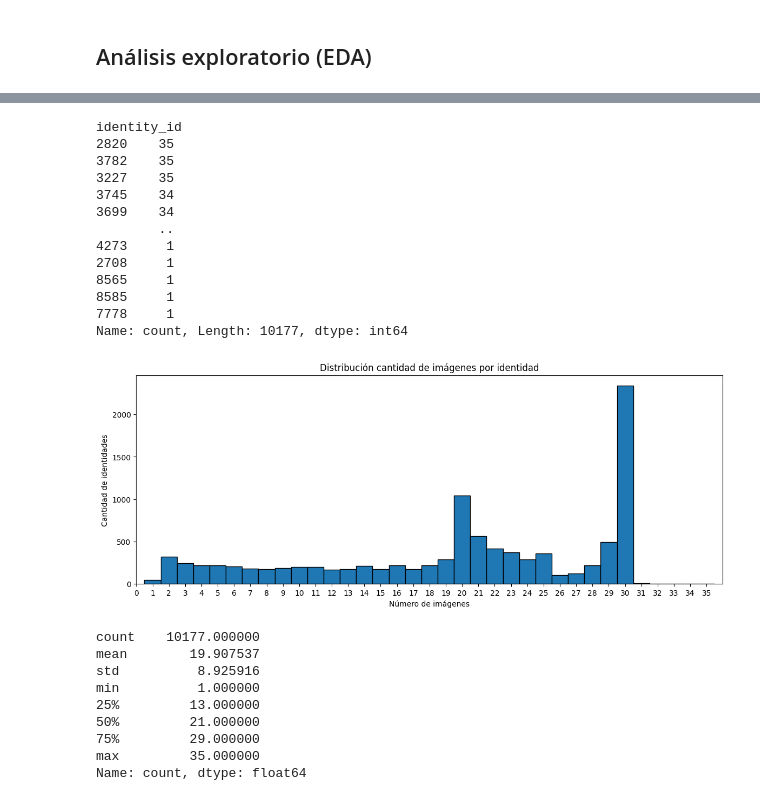
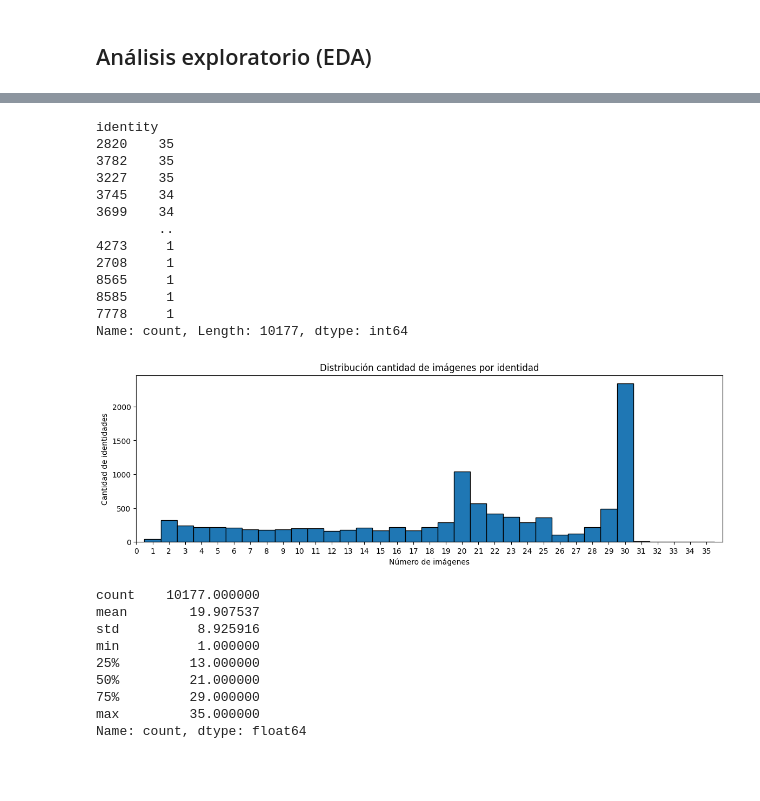
Before and after one commit to maximoalva/tuia-face-recognition-app, a Jupyter notebook: 1-pre-processing.ipynb, the cells around one changed output, grey strips where cells are left out. Cells and saved outputs as stored; diff of their text form; code cells hidden in the pictures; blank space fills up the shorter version.

```diff
--- a/1-pre-processing.ipynb
+++ b/1-pre-processing.ipynb
@@ -83,9 +165,11 @@ df_identity
 # %% [markdown]
 #### Attr
 # %%
-df_attr = pd.read_csv(ATTR_PATH, sep=r'\s+',skiprows=1, engine='python')
+df_attr = pd.read_csv(ATTR_PATH, sep=r'\s+',skiprows=1)
 df_attr.reset_index(inplace=True)
 df_attr.rename(columns={df_attr.columns[0]: 'image_id'}, inplace=True)
+attr_cols = df_attr.columns.drop("image_id")
+df_attr[attr_cols] = df_attr[attr_cols].replace({-1: 0})
 df_attr
 # %% [output]
 |  | image_id | 5_o_Clock_Shadow | Arched_Eyebrows | Attractive | Bags_Under_Eyes | Bald | Bangs | Big_Lips | ... |
@@ -105,6 +189,6 @@ df_attr
 #### Bbox
 # %%
 df_bbox = pd.read_csv(BBOX_PATH, sep=r'\s+', skiprows=1)
-df_bbox.rename(columns={'x_1': 'bbox_x1', 'y_1': 'bbox_y1', 'width': 'bbox_width', 'height': 'bbox_height'}, inplace=True)
+df_bbox.rename(columns={'x_1': 'orig_bbox_x1', 'y_1': 'orig_bbox_y1', 'width': 'orig_bbox_width', 'height': 'orig_bbox_height'}, inplace=True)
 df_bbox
 # %% [output]
@@ -177,7 +269,7 @@ print(f"Total de identidades únicas: {df_celeba['identity'].nunique()}")
 identity_counts = df_celeba["identity"].value_counts()
 print(identity_counts)
 # %% [output]
-identity_id
+identity
 2820    35
 3782    35
 3227    35
@@ -193,17 +285,17 @@ Name: count, Length: 10177, dtype: int64
 # %%
 # Gráfico de distribución
 identity_counts_max = identity_counts.max()
-plt.figure(figsize=(14, 5))
+plt.figure(figsize=(14, 4))
 bins = np.arange(1, identity_counts_max + 2) - 0.5
 plt.hist(identity_counts, bins=bins, edgecolor='black')
 plt.xlim(0, identity_counts_max + 1)
 plt.xticks(range(0, identity_counts_max + 1))
 plt.title("Distribución cantidad de imágenes por identidad")
 plt.xlabel("Número de imágenes")
 plt.ylabel("Cantidad de identidades")
 plt.show()
 # %% [output]
-[figure, old version]
+[figure, new version]
 # %%
 print(identity_counts.describe())
 # %% [output]
```
Also changed, not shown: parts of 41 cells of this notebook.
